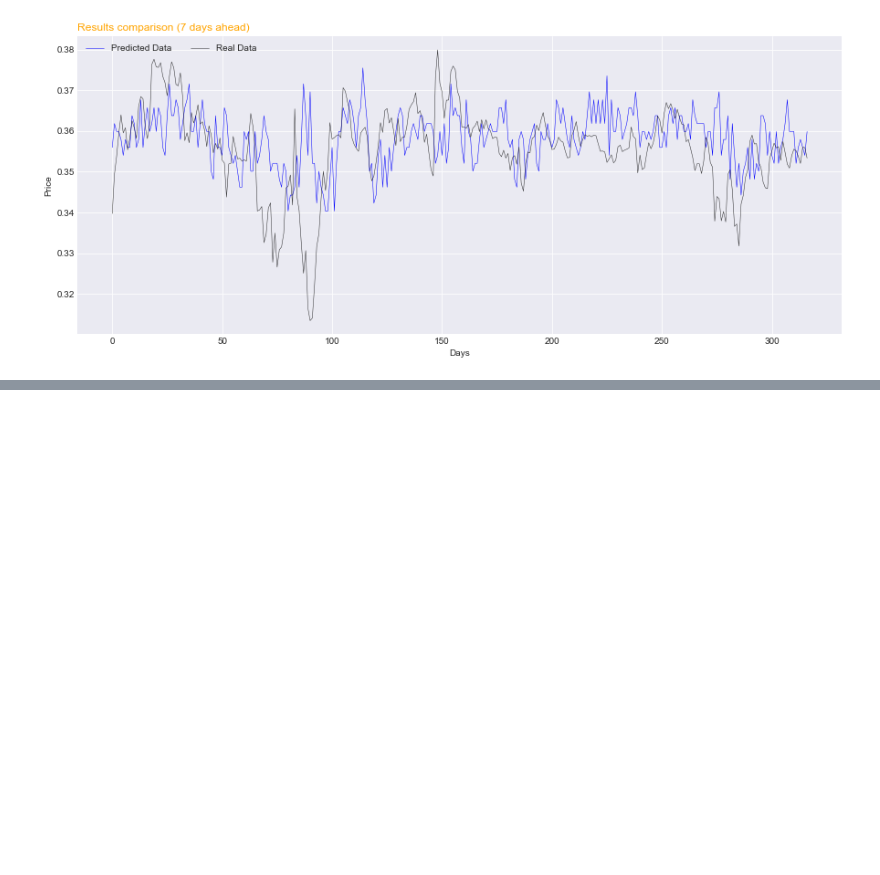
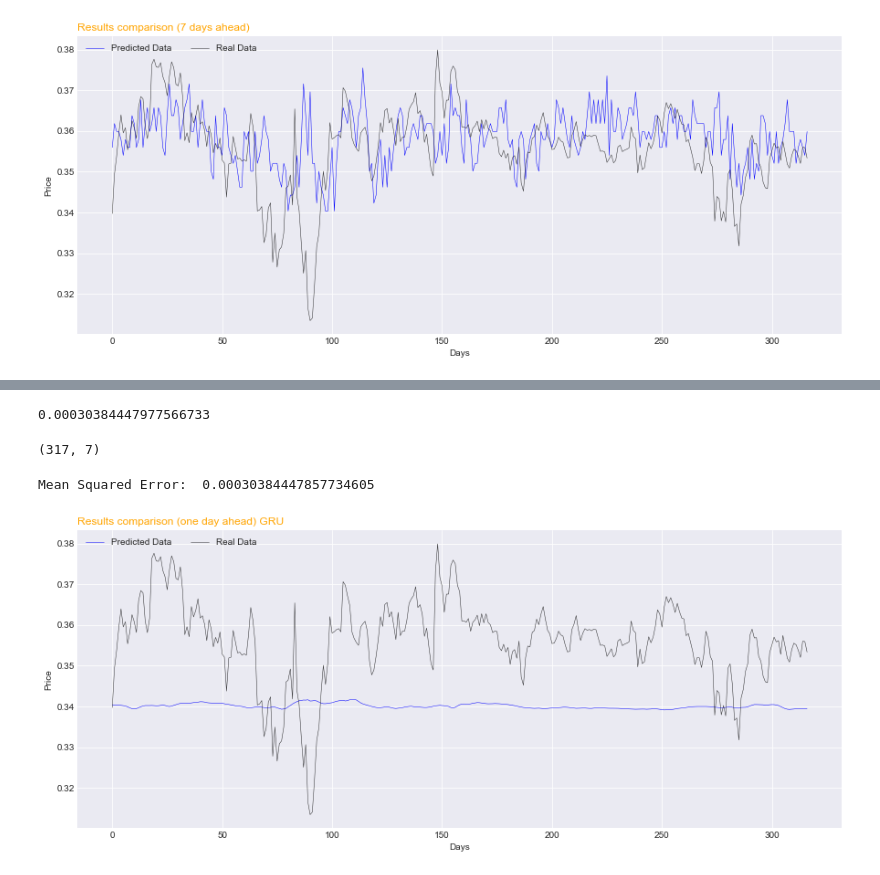
Before and after one commit to saul91isern/sp500, a Jupyter notebook: ny50.ipynb, the cells around one changed output, grey strips where cells are left out. Saved outputs shown, nothing was run; the diff lists cells and outputs as text; code cells hidden in the pictures; blank space fills up the shorter version.

Commit message:
chore: implement basic knn and gru models

```diff
--- a/ny50.ipynb
+++ b/ny50.ipynb
@@ -387,0 +457,2 @@ plot_results_against_true_data(pred[:,6], yt[:,6], title="Results comparison (7
+# %%
+reg = build(9, 24)
@@ -387,0 +479,21 @@ plot_results_against_true_data(pred[:,6], yt[:,6], title="Results comparison (7
+# %%
+def train_model(
+        model,
+        x_train,
+        y_train,
+        batch_size,
+        epochs
+    ):
+
+        history = model.fit(
+            x=x_train,
+            y=y_train,
+            batch_size=batch_size,
+            epochs=epochs,
+            validation_split=0.1,
+            shuffle=False
+        )
+
+        return history, model
+# %%
+hist, model = train_model(reg, x_train, y_train, 256, 10)
@@ -387,0 +518,19 @@ plot_results_against_true_data(pred[:,6], yt[:,6], title="Results comparison (7
+# %%
+scores = model.evaluate(x_test, y_test, verbose=0)
+print(scores)
+# %% [output]
+0.00030384447977566733
+# %%
+results = model.predict(x_test)
+print(results.shape)
+# %% [output]
+(317, 7)
+# %%
+mse = metrics.mean_squared_error(y_test, results)
+print("Mean Squared Error: ", mse)
+# %% [output]
+Mean Squared Error:  0.00030384447857734605
+# %%
+plot_results_against_true_data(results[:,0], y_test[:,0], title="Results comparison (one day ahead) GRU")
+# %% [output]
+[figure, added]
```
Also changed, not shown: parts of 11 cells of this notebook.
